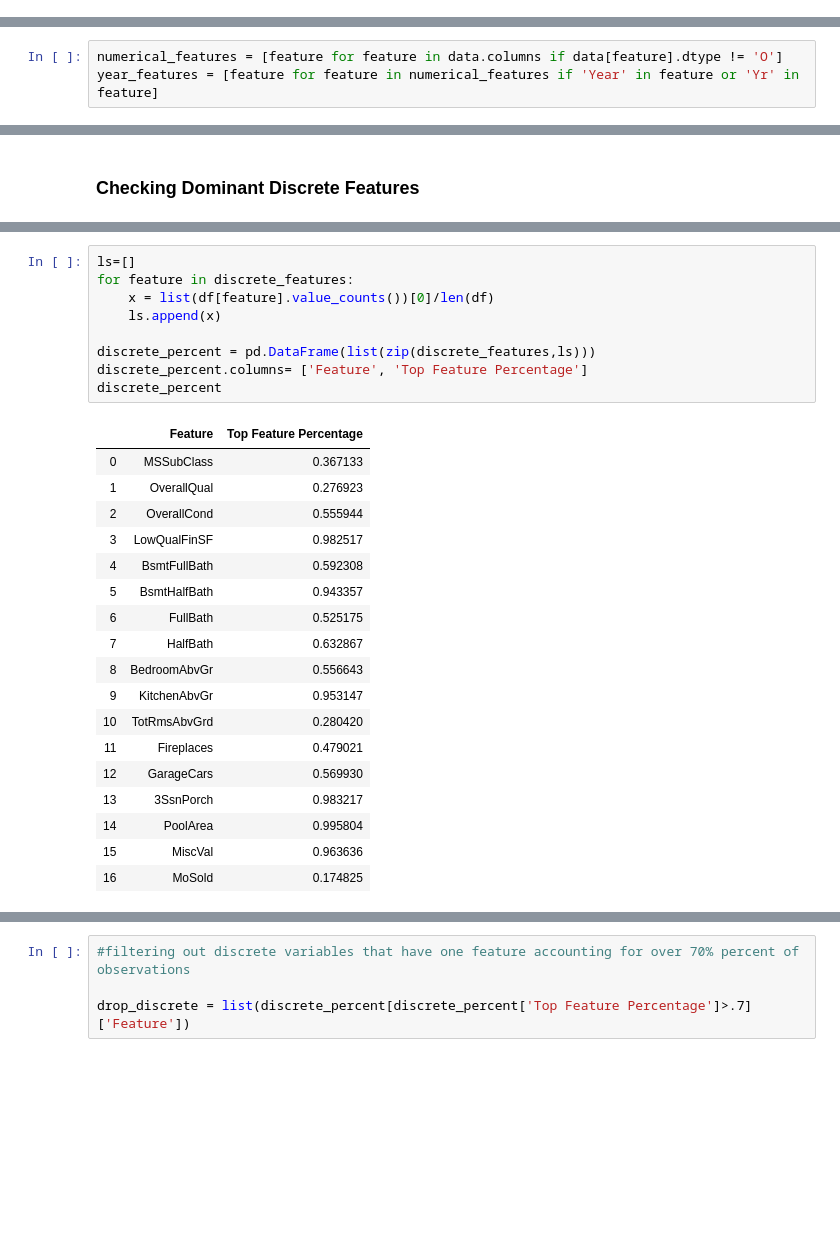
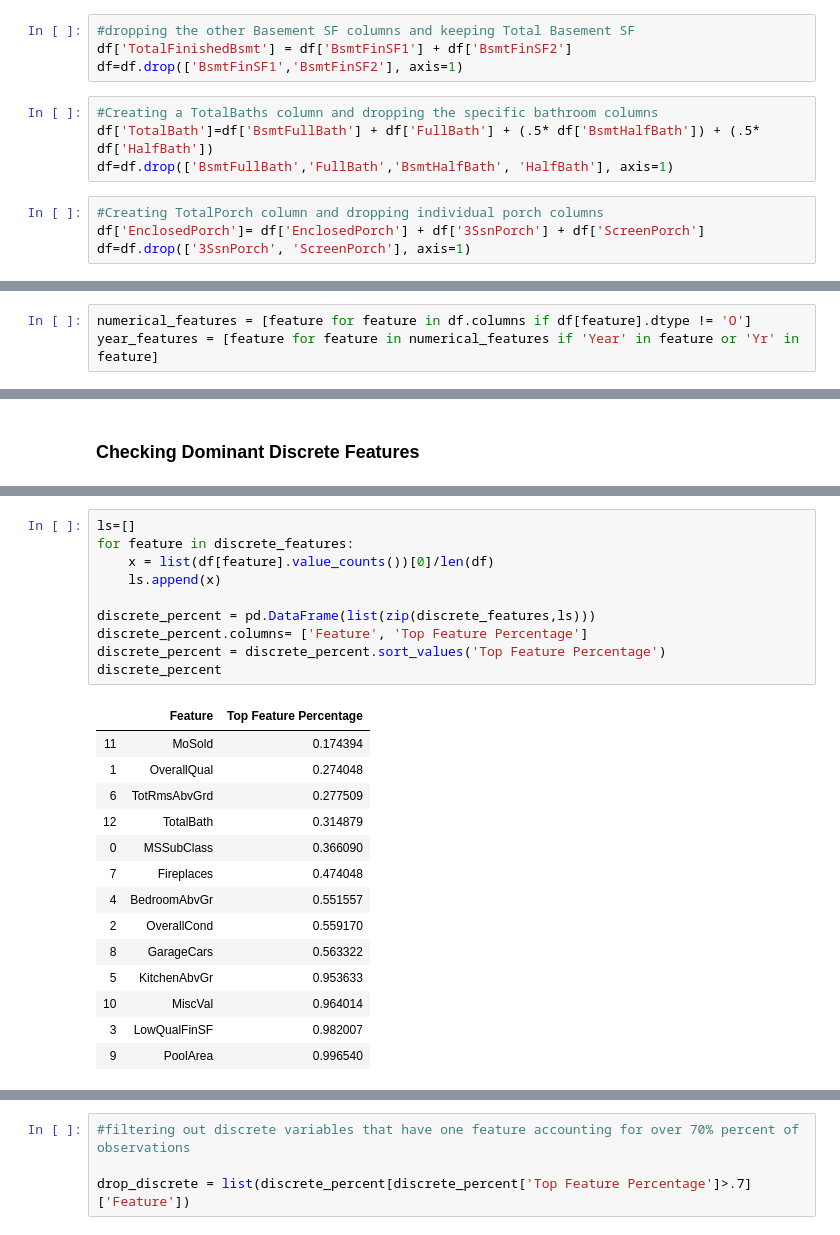
Before and after one commit to jackng310/KaggleProject, a Jupyter notebook: FeatureEngineering_Soham.ipynb, the cells around one changed output, grey strips where cells are left out. Saved outputs shown, nothing was run; the diff lists cells and outputs as text; blank space fills up the shorter version.

```diff
--- a/FeatureEngineering_Soham.ipynb
+++ b/FeatureEngineering_Soham.ipynb
@@ -203,0 +206,12 @@ pd.DataFrame(df.isna().sum())
+# %%
+#dropping the other Basement SF columns and keeping Total Basement SF
+df['TotalFinishedBsmt'] = df['BsmtFinSF1'] + df['BsmtFinSF2']
+df=df.drop(['BsmtFinSF1','BsmtFinSF2'], axis=1)
+# %%
+#Creating a TotalBaths column and dropping the specific bathroom columns
+df['TotalBath']=df['BsmtFullBath'] + df['FullBath'] + (.5* df['BsmtHalfBath']) + (.5* df['HalfBath'])
+df=df.drop(['BsmtFullBath','FullBath','BsmtHalfBath', 'HalfBath'], axis=1)
+# %%
+#Creating TotalPorch column and dropping individual porch columns
+df['EnclosedPorch']= df['EnclosedPorch'] + df['3SsnPorch'] + df['ScreenPorch']
+df=df.drop(['3SsnPorch', 'ScreenPorch'], axis=1)
@@ -204,7 +235,7 @@ pd.DataFrame(df.isna().sum())
 # %% [markdown]
 ## Engineering Year Variables
 # %%
-numerical_features = [feature for feature in data.columns if data[feature].dtype != 'O']
+numerical_features = [feature for feature in df.columns if df[feature].dtype != 'O']
 year_features = [feature for feature in numerical_features if 'Year' in feature or 'Yr' in feature]
 # %%
 for feature in year_features[0:3]:
@@ -443,31 +450,28 @@ Name: MoSold, dtype: int64
 # %%
 ls=[]
 for feature in discrete_features:
     x = list(df[feature].value_counts())[0]/len(df)
     ls.append(x)
 
 discrete_percent = pd.DataFrame(list(zip(discrete_features,ls)))
 discrete_percent.columns= ['Feature', 'Top Feature Percentage']
+discrete_percent = discrete_percent.sort_values('Top Feature Percentage')
 discrete_percent
 # %% [output]
 |  | Feature | Top Feature Percentage |
-| 0 | MSSubClass | 0.367133 |
-| 1 | OverallQual | 0.276923 |
-| 2 | OverallCond | 0.555944 |
-| 3 | LowQualFinSF | 0.982517 |
-| 4 | BsmtFullBath | 0.592308 |
-| 5 | BsmtHalfBath | 0.943357 |
-| 6 | FullBath | 0.525175 |
-| 7 | HalfBath | 0.632867 |
-| 8 | BedroomAbvGr | 0.556643 |
-| 9 | KitchenAbvGr | 0.953147 |
-| 10 | TotRmsAbvGrd | 0.280420 |
-| 11 | Fireplaces | 0.479021 |
-| 12 | GarageCars | 0.569930 |
-| 13 | 3SsnPorch | 0.983217 |
-| 14 | PoolArea | 0.995804 |
-| 15 | MiscVal | 0.963636 |
-| 16 | MoSold | 0.174825 |
+| 11 | MoSold | 0.174394 |
+| 1 | OverallQual | 0.274048 |
+| 6 | TotRmsAbvGrd | 0.277509 |
+| 12 | TotalBath | 0.314879 |
+| 0 | MSSubClass | 0.366090 |
+| 7 | Fireplaces | 0.474048 |
+| 4 | BedroomAbvGr | 0.551557 |
+| 2 | OverallCond | 0.559170 |
+| 8 | GarageCars | 0.563322 |
+| 5 | KitchenAbvGr | 0.953633 |
+| 10 | MiscVal | 0.964014 |
+| 3 | LowQualFinSF | 0.982007 |
+| 9 | PoolArea | 0.996540 |
 # %%
 sns.barplot(x='Top Feature Percentage', y ='Feature', data=discrete_percent)
 sns.set(rc={'figure.figsize':(6,6)})
```
Also changed, not shown: parts of 33 cells of this notebook, 1 other file.
